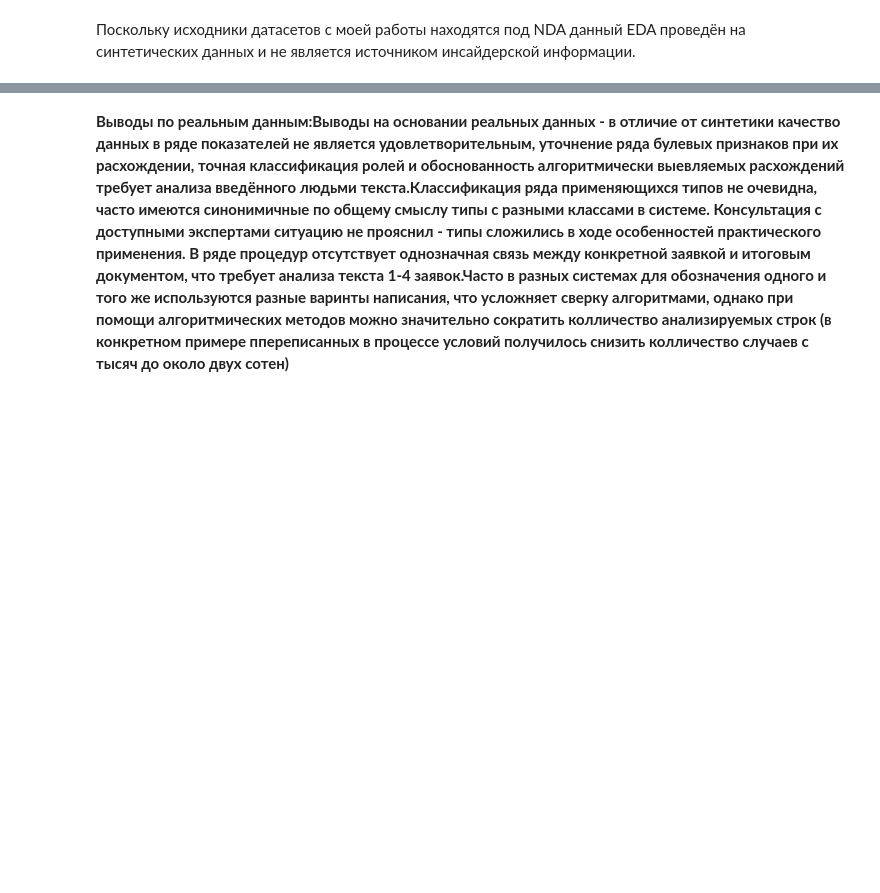
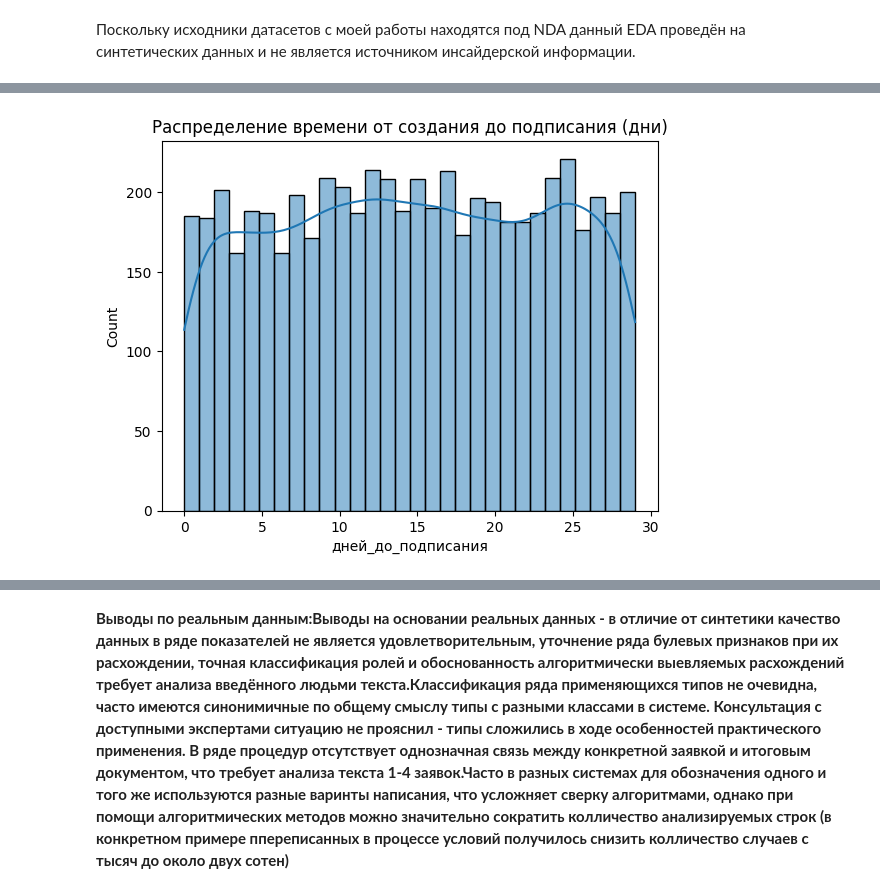
Before and after one commit to hw-group303/HSE_VKR, a Jupyter notebook: eda_vkr.ipynb, the cells around one changed output, grey strips where cells are left out. Saved outputs shown, nothing was run; the diff lists cells and outputs as text; code cells hidden in the pictures; blank space fills up the shorter version.

```diff
--- a/eda_vkr.ipynb
+++ b/eda_vkr.ipynb
@@ -2,0 +122,8 @@
+# %%
+signed = df_contracts[df_contracts['статус']!='Черновик'].copy()
+signed['дней_до_подписания'] = (signed['дата_подписания'] - signed['дата_создания']).dt.days
+sns.histplot(signed['дней_до_подписания'], bins=30, kde=True)
+plt.title('Распределение времени от создания до подписания (дни)')
+plt.show()
+# %% [output]
+[figure, added]
```
Also changed, not shown: parts of 61 cells of this notebook.
